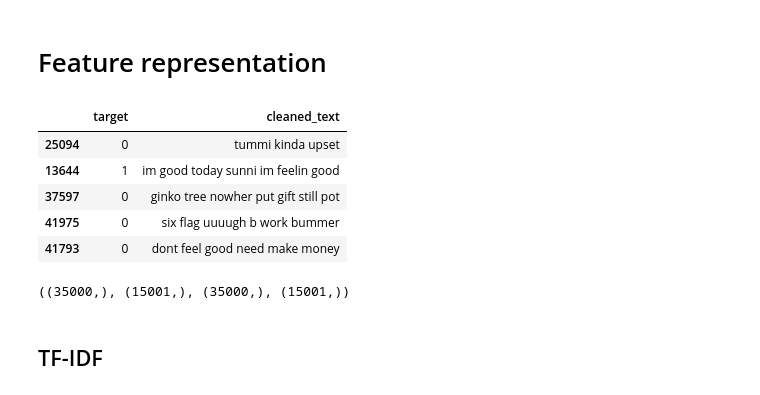
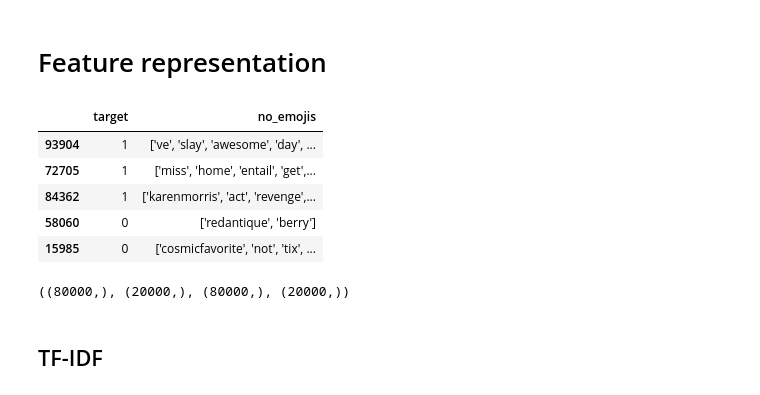
Before and after one commit to sabdelmoaty2380/ML-Programming-Final-Project, a Jupyter notebook: project_temp.ipynb, the cells around one changed output. Cells and saved outputs as stored; diff of their text form; code cells hidden in the pictures.

```diff
--- a/project_temp.ipynb
+++ b/project_temp.ipynb
@@ -74,16 +139,16 @@ df_tweets.to_csv('sample_tweets_cleaned.csv', encoding='utf-8', index=False)
 # %% [markdown]
 # Feature representation
 # %%
-df_tweets_cleaned = pd.read_csv("sample_tweets_cleaned.csv")
+df_tweets_cleaned = pd.read_csv("100k_tweets_preprocessed.csv")
 # %%
-df_tweets_cleaned = df_tweets_cleaned[['target', 'cleaned_text']]
+df_tweets_cleaned = df_tweets_cleaned[['target', 'no_emojis']]
 
 df_tweets_cleaned.sample(5)
 # %% [output]
-|  | target | cleaned_text |
-| 25094 | 0 | tummi kinda upset |
-| 13644 | 1 | im good today sunni im feelin good |
-| 37597 | 0 | ginko tree nowher put gift still pot |
-| 41975 | 0 | six flag uuuugh b work bummer |
-| 41793 | 0 | dont feel good need make money |
+|  | target | no_emojis |
+| 93904 | 1 | ['ve', 'slay', 'awesome', 'day', ... |
+| 72705 | 1 | ['miss', 'home', 'entail', 'get',... |
+| 84362 | 1 | ['karenmorris', 'act', 'revenge',... |
+| 58060 | 0 | ['redantique', 'berry'] |
+| 15985 | 0 | ['cosmicfavorite', 'not', 'tix', ... |
 # %%
@@ -91,12 +156,12 @@ df_tweets_cleaned['cleaned_text'] = df_tweets_cleaned['cleaned_text'].fillna('tr
 # %%
-X = df_tweets_cleaned['cleaned_text']
+X = df_tweets_cleaned['no_emojis']
 y = df_tweets_cleaned['target']
 
-X_train_tf_idf, X_test_tf_idf, y_train, y_test = train_test_split(X, y, test_size=0.3, random_state=123)
+X_train_tf_idf, X_test_tf_idf, y_train, y_test = train_test_split(X, y, test_size=0.2, random_state=123)
 
 X_train_tf_idf.shape, X_test_tf_idf.shape, y_train.shape, y_test.shape
 # %% [output]
-((35000,), (15001,), (35000,), (15001,))
+((80000,), (20000,), (80000,), (20000,))
 # %%
 #X_train = X_train.fillna("")
 #X_test = X_test.fillna("")
```
Also changed, not shown: parts of 42 cells of this notebook, 2 other files.
